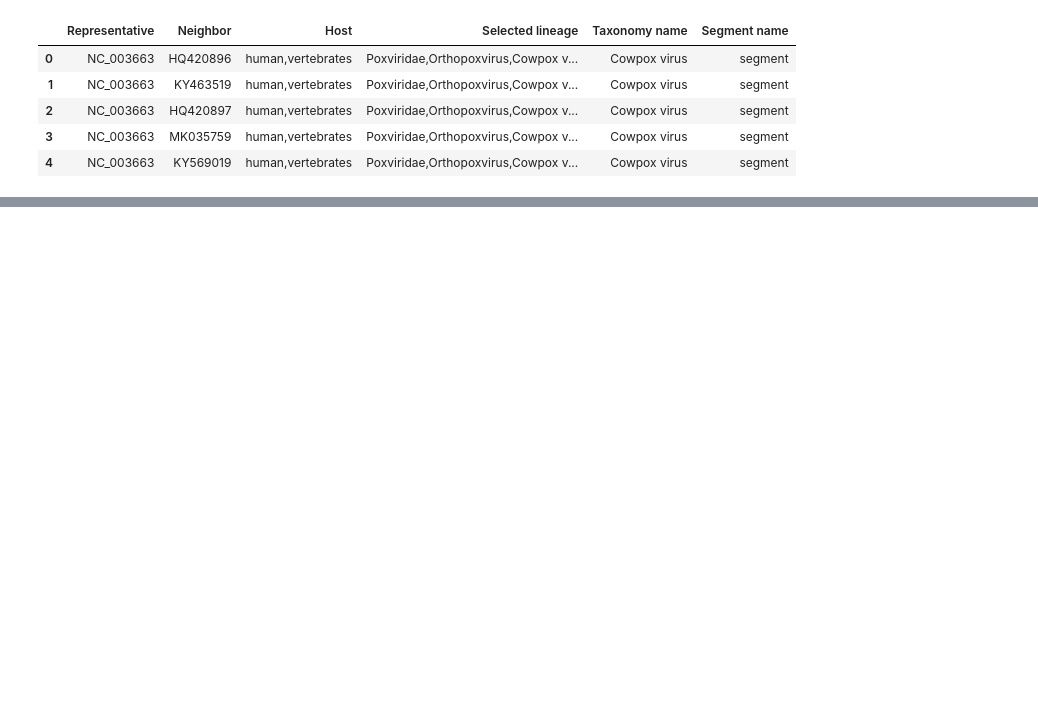
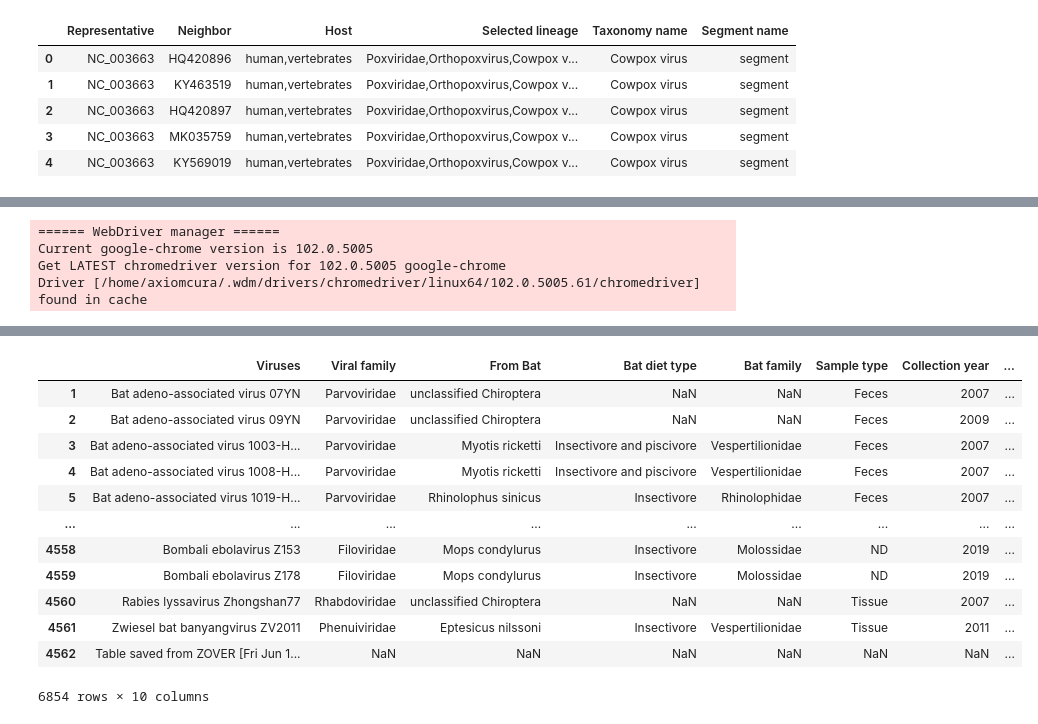
Before and after one commit to axiomcura/VSeek, a Jupyter notebook: analysis/00_get_data.ipynb, the cells around one changed output, grey strips where cells are left out. Saved outputs shown, nothing was run; the diff lists cells and outputs as text; code cells hidden in the pictures; blank space fills up the shorter version.

```diff
--- a/analysis/00_get_data.ipynb
+++ b/analysis/00_get_data.ipynb
@@ -34,0 +105,8 @@ ncbi_acc_df.head()
+# %%
+batvir_df = collect_dbatvir_data()
+batvir_df
+# %% [output]
+====== WebDriver manager ======
+Current google-chrome version is 102.0.5005
+Get LATEST chromedriver version for 102.0.5005 google-chrome
+Driver [/home/axiomcura/.wdm/drivers/chromedriver/linux64/102.0.5005.61/chromedriver] found in cache
@@ -34,0 +124,13 @@ ncbi_acc_df.head()
+|  | Viruses | Viral family | From Bat | Bat diet type | Bat family | Sample type | Collection year | ... |
+| 1 | Bat adeno-associated virus 07YN | Parvoviridae | unclassified Chiroptera | NaN | NaN | Feces | 2007 | ... |
+| 2 | Bat adeno-associated virus 09YN | Parvoviridae | unclassified Chiroptera | NaN | NaN | Feces | 2009 | ... |
+| 3 | Bat adeno-associated virus 1003-H... | Parvoviridae | Myotis ricketti | Insectivore and piscivore | Vespertilionidae | Feces | 2007 | ... |
+| 4 | Bat adeno-associated virus 1008-H... | Parvoviridae | Myotis ricketti | Insectivore and piscivore | Vespertilionidae | Feces | 2007 | ... |
+| 5 | Bat adeno-associated virus 1019-H... | Parvoviridae | Rhinolophus sinicus | Insectivore | Rhinolophidae | Feces | 2007 | ... |
+| ... | ... | ... | ... | ... | ... | ... | ... | ... |
+| 4558 | Bombali ebolavirus Z153 | Filoviridae | Mops condylurus | Insectivore | Molossidae | ND | 2019 | ... |
+| 4559 | Bombali ebolavirus Z178 | Filoviridae | Mops condylurus | Insectivore | Molossidae | ND | 2019 | ... |
+| 4560 | Rabies lyssavirus Zhongshan77 | Rhabdoviridae | unclassified Chiroptera | NaN | NaN | Tissue | 2007 | ... |
+| 4561 | Zwiesel bat banyangvirus ZV2011 | Phenuiviridae | Eptesicus nilssoni | Insectivore | Vespertilionidae | Tissue | 2011 | ... |
+| 4562 | Table saved from ZOVER [Fri Jun 1... | NaN | NaN | NaN | NaN | NaN | NaN | ... |
+6854 rows × 10 columns
```
Also changed, not shown: parts of 13 cells of this notebook, 8 other files.
